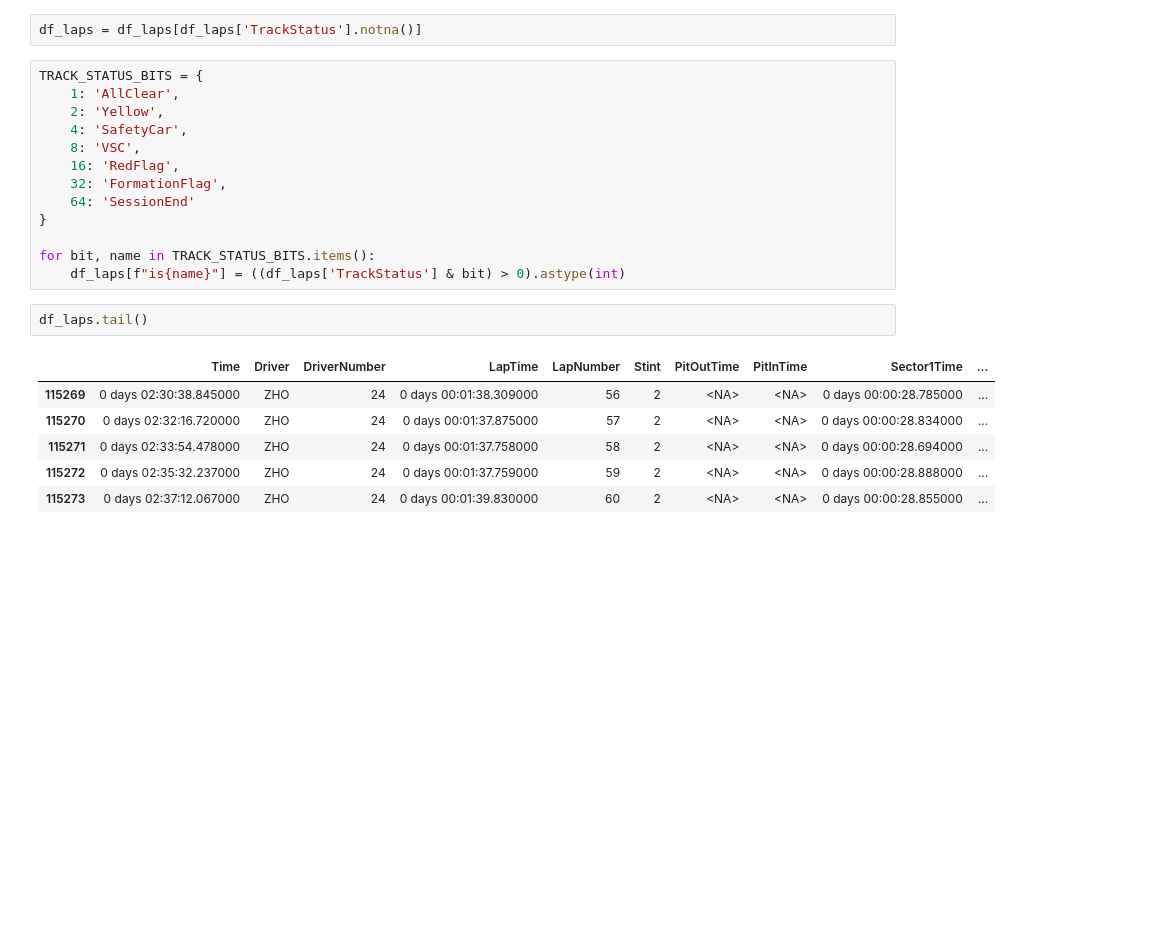
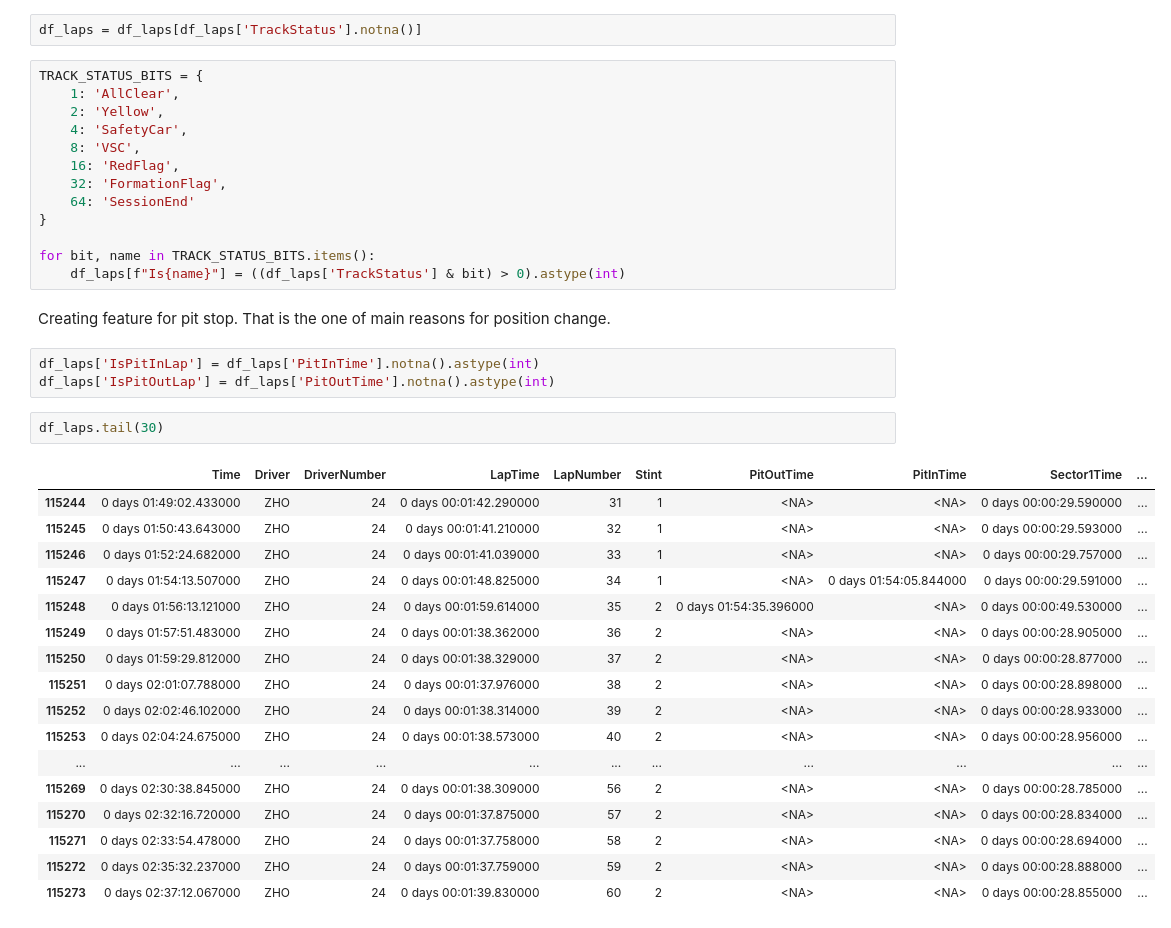
Before and after one commit to Ognjeniii/f1-predictions, a Jupyter notebook: Model2.ipynb, the cells around one changed output. Saved outputs shown, nothing was run; the diff lists cells and outputs as text; blank space fills up the shorter version.

Commit message:
pit stop feature

```diff
--- a/Model2.ipynb
+++ b/Model2.ipynb
@@ -328,13 +328,29 @@ TRACK_STATUS_BITS = {
 }
 
 for bit, name in TRACK_STATUS_BITS.items():
-    df_laps[f"is{name}"] = ((df_laps['TrackStatus'] & bit) > 0).astype(int)
+    df_laps[f"Is{name}"] = ((df_laps['TrackStatus'] & bit) > 0).astype(int)
-# %%
-df_laps.tail()
-# %% [output]
-|  | Time | Driver | DriverNumber | LapTime | LapNumber | Stint | PitOutTime | PitInTime | Sector1Time | ... |
-| 115269 | 0 days 02:30:38.845000 | ZHO | 24 | 0 days 00:01:38.309000 | 56 | 2 | <NA> | <NA> | 0 days 00:00:28.785000 | ... |
-| 115270 | 0 days 02:32:16.720000 | ZHO | 24 | 0 days 00:01:37.875000 | 57 | 2 | <NA> | <NA> | 0 days 00:00:28.834000 | ... |
-| 115271 | 0 days 02:33:54.478000 | ZHO | 24 | 0 days 00:01:37.758000 | 58 | 2 | <NA> | <NA> | 0 days 00:00:28.694000 | ... |
-| 115272 | 0 days 02:35:32.237000 | ZHO | 24 | 0 days 00:01:37.759000 | 59 | 2 | <NA> | <NA> | 0 days 00:00:28.888000 | ... |
-| 115273 | 0 days 02:37:12.067000 | ZHO | 24 | 0 days 00:01:39.830000 | 60 | 2 | <NA> | <NA> | 0 days 00:00:28.855000 | ... |
+# %% [markdown]
+Creating feature for pit stop. That is the one of main reasons for position change.
+# %%
+df_laps['IsPitInLap'] = df_laps['PitInTime'].notna().astype(int)
+df_laps['IsPitOutLap'] = df_laps['PitOutTime'].notna().astype(int)
+# %%
+df_laps.tail(30)
+# %% [output]
+|  | Time | Driver | DriverNumber | LapTime | LapNumber | Stint | PitOutTime | PitInTime | Sector1Time | ... |
+| 115244 | 0 days 01:49:02.433000 | ZHO | 24 | 0 days 00:01:42.290000 | 31 | 1 | <NA> | <NA> | 0 days 00:00:29.590000 | ... |
+| 115245 | 0 days 01:50:43.643000 | ZHO | 24 | 0 days 00:01:41.210000 | 32 | 1 | <NA> | <NA> | 0 days 00:00:29.593000 | ... |
+| 115246 | 0 days 01:52:24.682000 | ZHO | 24 | 0 days 00:01:41.039000 | 33 | 1 | <NA> | <NA> | 0 days 00:00:29.757000 | ... |
+| 115247 | 0 days 01:54:13.507000 | ZHO | 24 | 0 days 00:01:48.825000 | 34 | 1 | <NA> | 0 days 01:54:05.844000 | 0 days 00:00:29.591000 | ... |
+| 115248 | 0 days 01:56:13.121000 | ZHO | 24 | 0 days 00:01:59.614000 | 35 | 2 | 0 days 01:54:35.396000 | <NA> | 0 days 00:00:49.530000 | ... |
+| 115249 | 0 days 01:57:51.483000 | ZHO | 24 | 0 days 00:01:38.362000 | 36 | 2 | <NA> | <NA> | 0 days 00:00:28.905000 | ... |
+| 115250 | 0 days 01:59:29.812000 | ZHO | 24 | 0 days 00:01:38.329000 | 37 | 2 | <NA> | <NA> | 0 days 00:00:28.877000 | ... |
+| 115251 | 0 days 02:01:07.788000 | ZHO | 24 | 0 days 00:01:37.976000 | 38 | 2 | <NA> | <NA> | 0 days 00:00:28.898000 | ... |
+| 115252 | 0 days 02:02:46.102000 | ZHO | 24 | 0 days 00:01:38.314000 | 39 | 2 | <NA> | <NA> | 0 days 00:00:28.933000 | ... |
+| 115253 | 0 days 02:04:24.675000 | ZHO | 24 | 0 days 00:01:38.573000 | 40 | 2 | <NA> | <NA> | 0 days 00:00:28.956000 | ... |
+| ... | ... | ... | ... | ... | ... | ... | ... | ... | ... | ... |
+| 115269 | 0 days 02:30:38.845000 | ZHO | 24 | 0 days 00:01:38.309000 | 56 | 2 | <NA> | <NA> | 0 days 00:00:28.785000 | ... |
+| 115270 | 0 days 02:32:16.720000 | ZHO | 24 | 0 days 00:01:37.875000 | 57 | 2 | <NA> | <NA> | 0 days 00:00:28.834000 | ... |
+| 115271 | 0 days 02:33:54.478000 | ZHO | 24 | 0 days 00:01:37.758000 | 58 | 2 | <NA> | <NA> | 0 days 00:00:28.694000 | ... |
+| 115272 | 0 days 02:35:32.237000 | ZHO | 24 | 0 days 00:01:37.759000 | 59 | 2 | <NA> | <NA> | 0 days 00:00:28.888000 | ... |
+| 115273 | 0 days 02:37:12.067000 | ZHO | 24 | 0 days 00:01:39.830000 | 60 | 2 | <NA> | <NA> | 0 days 00:00:28.855000 | ... |
```
